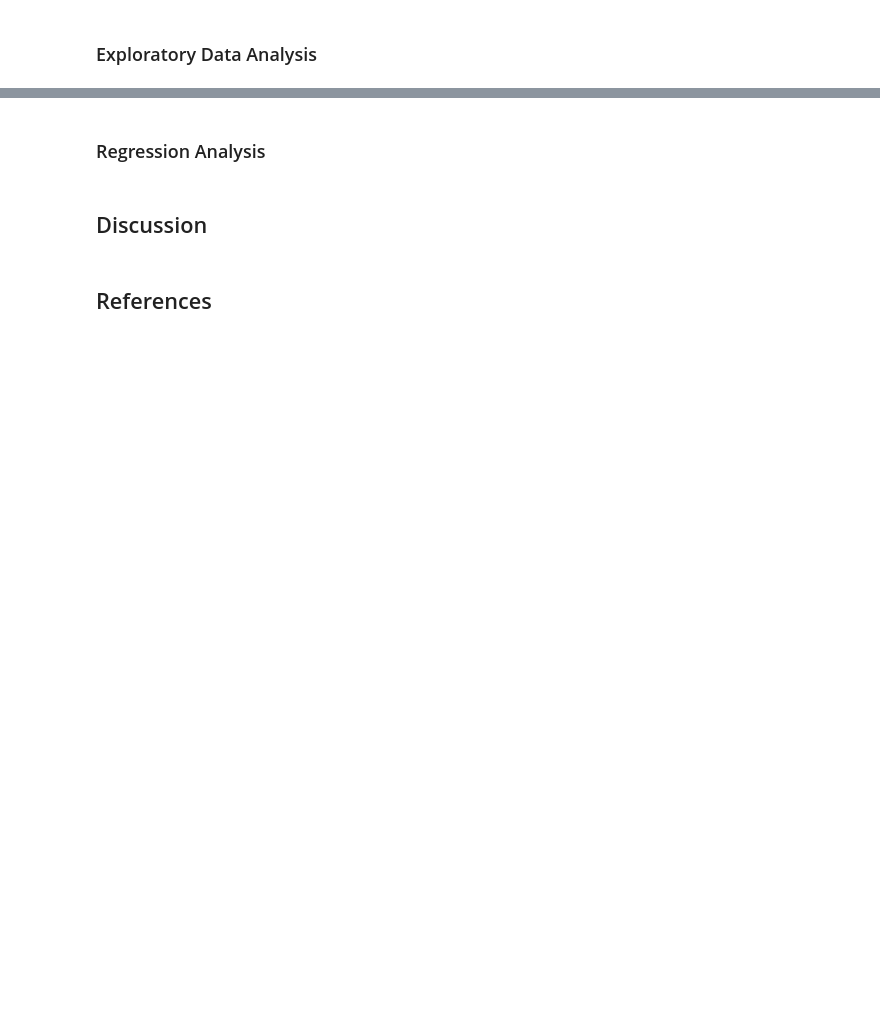
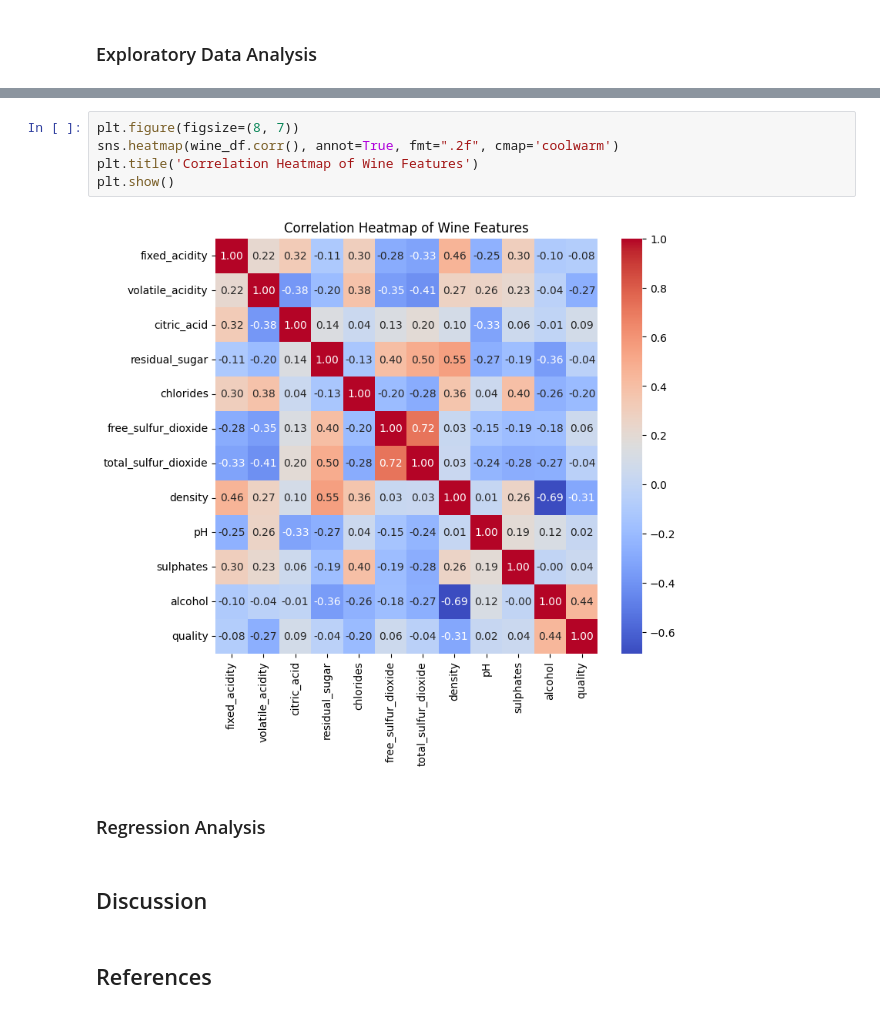
Before and after one commit to UBC-DSCI-310-2025W2/dsci-310-group-03, a Jupyter notebook: notebooks/wine_quality_prediction.ipynb, the cells around one changed output, grey strips where cells are left out. Drawn from its saved outputs; the diff is of its cells as text; blank space fills up the shorter version.

```diff
--- a/notebooks/wine_quality_prediction.ipynb
+++ b/notebooks/wine_quality_prediction.ipynb
@@ -67,3 +174,10 @@ print(f"Dataset shape: {wine_df.shape}")
+# %%
+plt.figure(figsize=(8, 7))
+sns.heatmap(wine_df.corr(), annot=True, fmt=".2f", cmap='coolwarm')
+plt.title('Correlation Heatmap of Wine Features')
+plt.show()
+# %% [output]
+[figure, added]
 # %% [markdown]
 ### Regression Analysis
 
```
Also changed, not shown: parts of 10 cells of this notebook, 1 other file.
